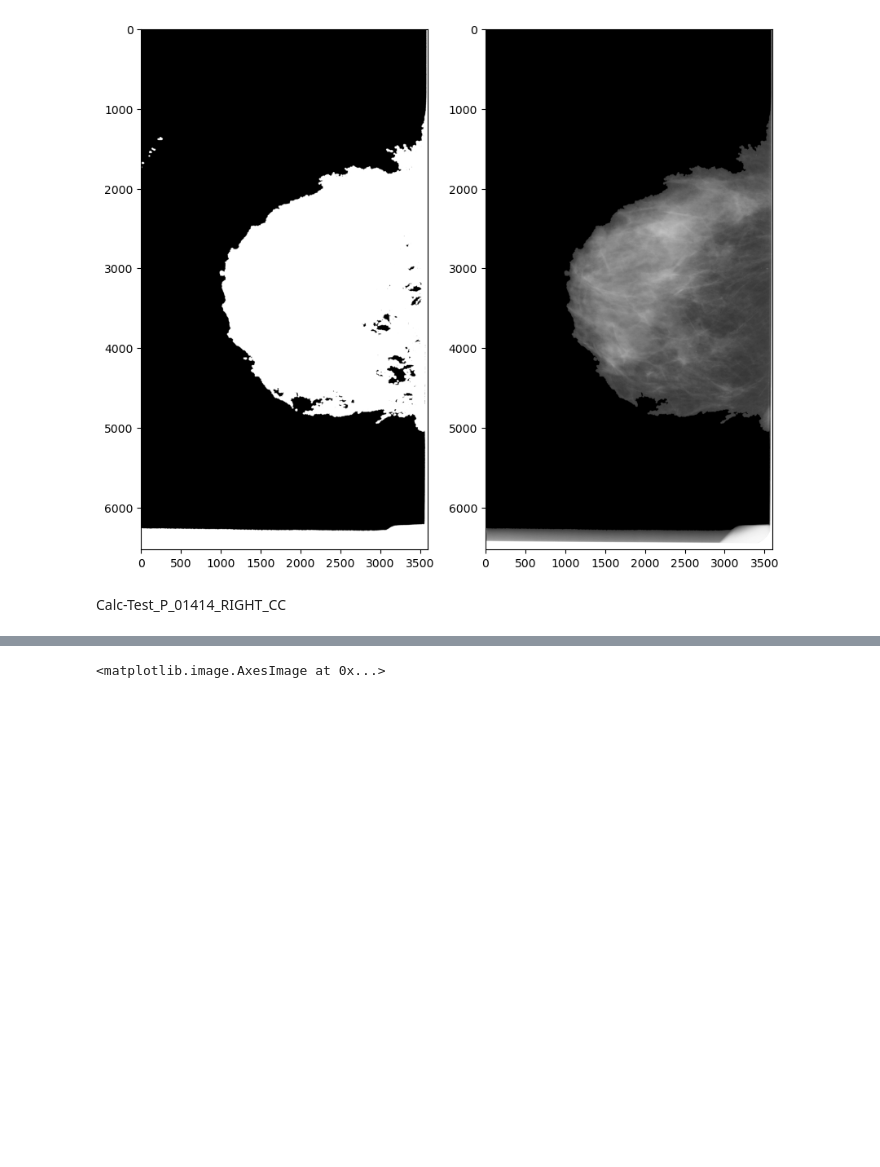
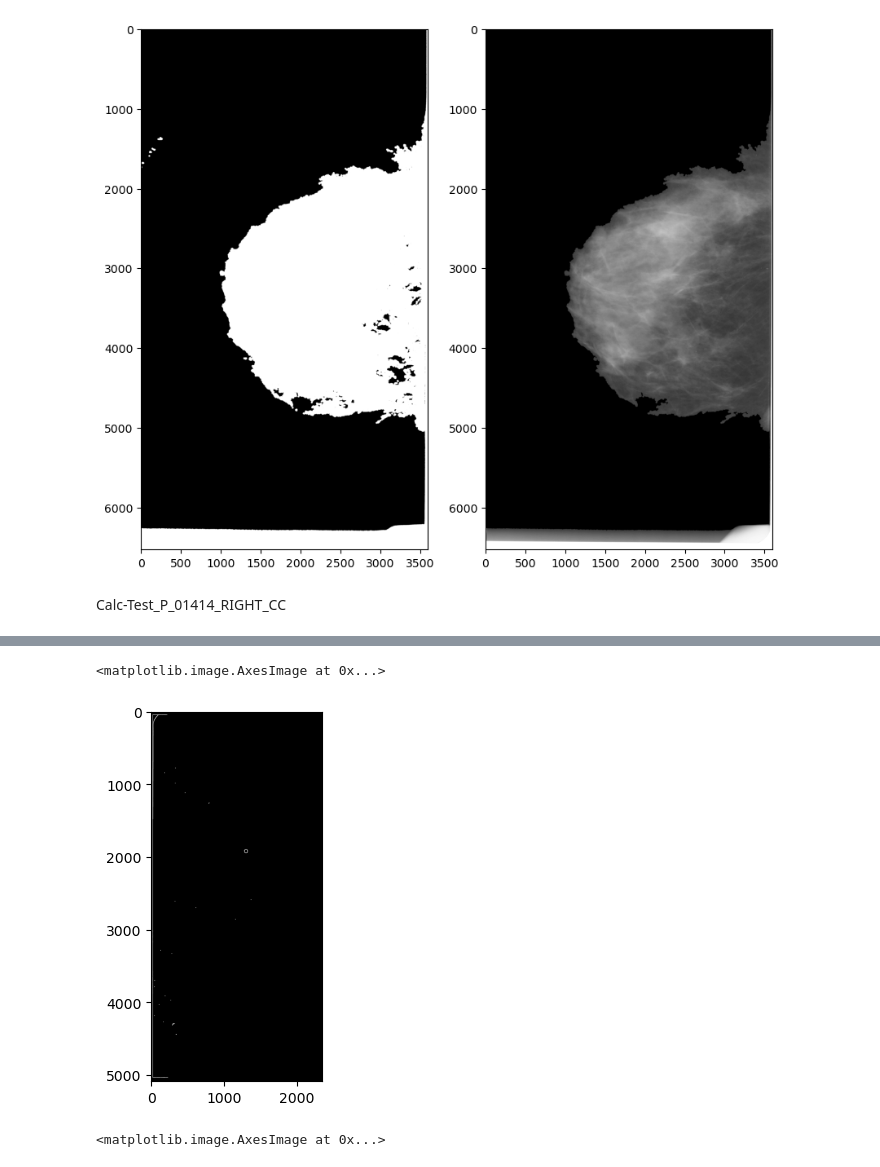
Before and after one commit to ChoyJJ/FYP_B, a Jupyter notebook: Dataset_Selection/newCBIS_DDSM_ROI.ipynb, the cells around one changed output, grey strips where cells are left out. Cells and saved outputs as stored; diff of their text form; code cells hidden in the pictures; blank space fills up the shorter version.

```diff
--- a/Dataset_Selection/newCBIS_DDSM_ROI.ipynb
+++ b/Dataset_Selection/newCBIS_DDSM_ROI.ipynb
@@ -712,16 +855,0 @@ rho: 94.00, theta: 0.02
-# %%
-for line in houghline:
-    rho, theta = line[0]
-    a = np.cos(theta)
-    b = np.sin(theta)
-    x0 = a*rho
-    y0 = b*rho
-    x1 = int(x0 + 1000*(-b))
-    y1 = int(y0 + 1000*(a))
-    x2 = int(x0 - 1000*(-b))
-    y2 = int(y0 - 1000*(a))
-    print(x1,y1)
-    # if data[y1, x1] > 200:
-        # continue
-    cv2.line(data, (x1, y1), (x2, y2), (0, 0, 0), 5,cv2.LINE_AA)
-plt.imshow(data,cmap='gray')
@@ -748,3 +906,37 @@ plt.imshow(data,cmap='gray')
+# %%
+data = cv2.imread('/mnt/c/Users/user/Desktop/CBIS-DDSM/full/test/benign/Calc-Test_P_01414_RIGHT_CC.png',cv2.IMREAD_GRAYSCALE)
+border_y = int(0.01*data.shape[0])
+border_x = int(0.01*data.shape[1])
+# border_x=5
+# Crop out some of the borders
+rect = cv2.rectangle(img=np.zeros((data.shape),dtype='uint8'),pt1=(border_x,border_y),pt2=(data.shape[1]-border_x, data.shape[0]-border_y),color=(255,255,255),thickness=-1)
+data = cv2.bitwise_and(data,data,mask=rect)
+# Mask the breast area and crop out the artifacts
+_,thresh = cv2.threshold(data,127,255,cv2.THRESH_BINARY|cv2.THRESH_OTSU)
+contours,_= cv2.findContours(data,mode=cv2.RETR_EXTERNAL, method=cv2.CHAIN_APPROX_SIMPLE)
+contour_placeholder = np.zeros((data.shape),np.uint8())
+largest_contour = max(contours,key=cv2.contourArea)
+contour_mask = cv2.drawContours(contour_placeholder,[largest_contour],contourIdx=0,color=(255,255,255),thickness=-1)
+data = cv2.bitwise_and(data,data,mask=contour_mask)
+canny = cv2.Canny(data,50,150,apertureSize=3)
+canny = cv2.dilate(canny, np.ones((5,5),np.uint8), iterations=1)
+houghline = cv2.HoughLines(canny,rho=1,theta=np.pi/50,threshold=50)
+for line in houghline:
+    rho, theta = line[0]
+    rho, theta = line[0]
+    a = np.cos(theta)
+    b = np.sin(theta)
+    x0 = a * rho
+    y0 = b * rho
+    x1 = int(x0 + 1000 * (-b))
+    y1 = int(y0 + 1000 * (a))
+    x2 = int(x0 - 1000 * (-b))
+    y2 = int(y0 - 1000 * (a))
+    cv2.line(data, (x1, y1), (x2, y2), (0, 0, 255), 2)
+plt.imshow(canny,cmap='gray')
+# %% [output]
+<matplotlib.image.AxesImage at 0x...>
+[figure, added]
 # %%
 border_y = int(0.05*data.shape[0])
 border_x = int(0.01*data.shape[1])
```
Also changed, not shown: parts of 22 cells of this notebook, 5 other files.
